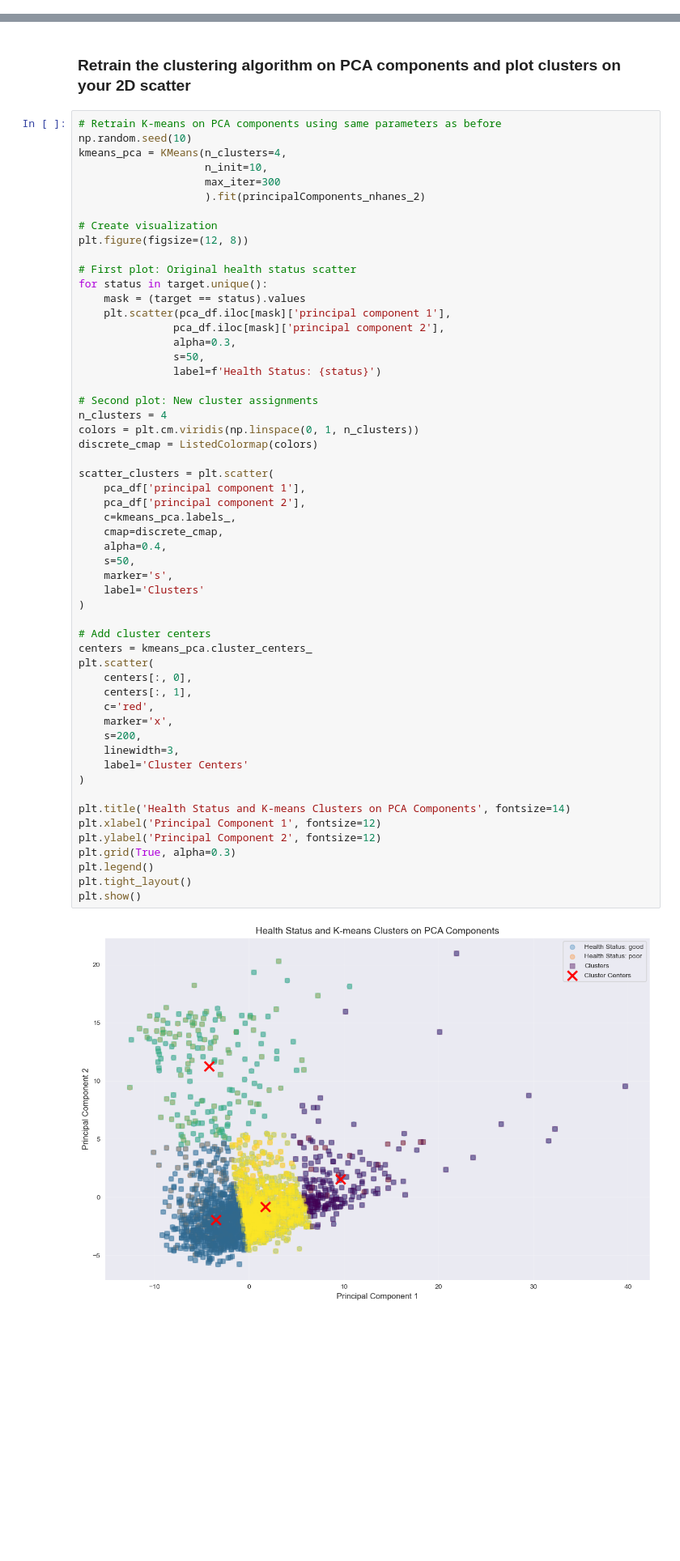
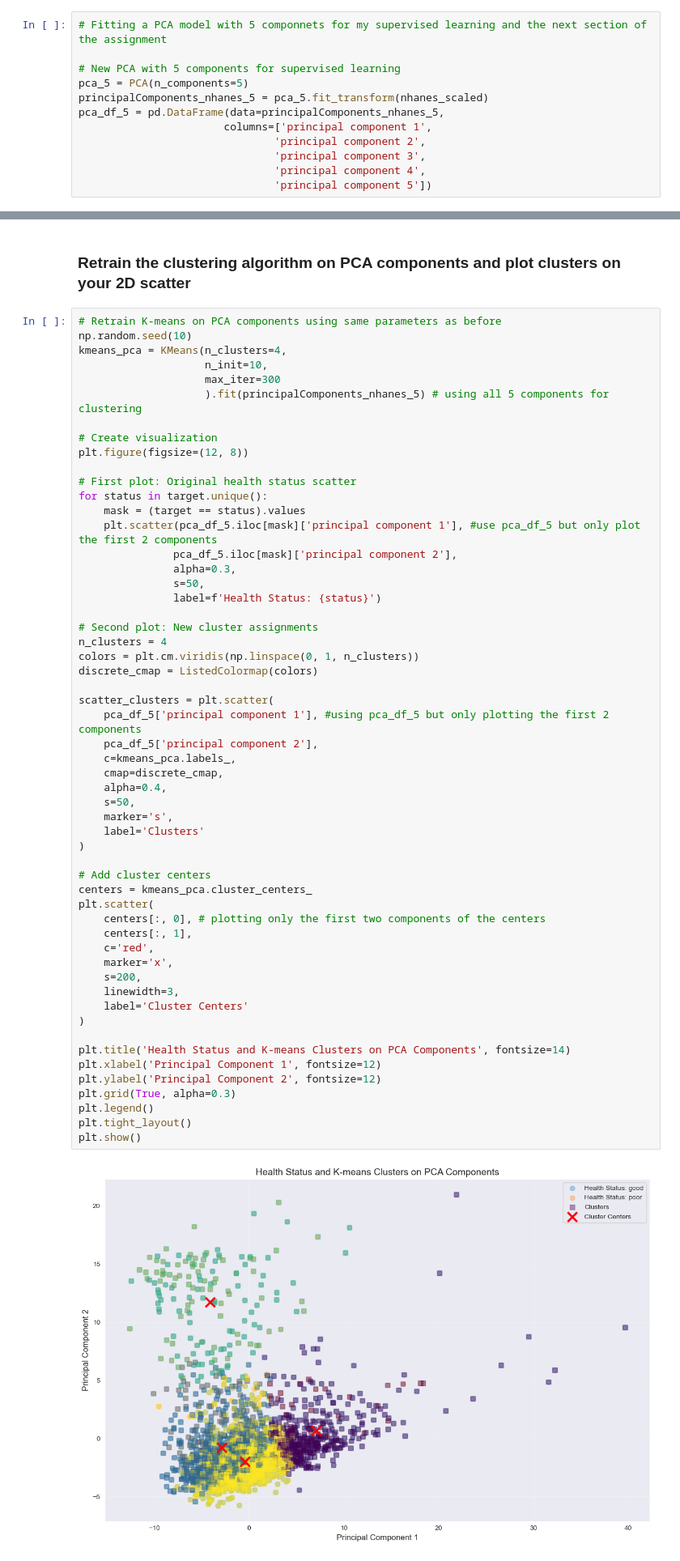
Before and after one commit to cindyalvar/Computational-Social-Science-Projects, a Jupyter notebook: Project 4/Project 4_Alvarez.ipynb, the cells around one changed output, grey strips where cells are left out. Shown at 81% size. Cells and saved outputs as stored; diff of their text form; blank space fills up the shorter version.

```diff
--- a/Project 4/Project 4_Alvarez.ipynb
+++ b/Project 4/Project 4_Alvarez.ipynb
@@ -260,6 +260,18 @@ plt.show()
 [figure]
 # %% [markdown]
 The pattern suggests that while there is some distinction between good and poor health status in these 2 principal components, there isn't a clear, complete separation between the groups. This indicates that the relationship between the variables and health status is complex.
+# %%
+# Fitting a PCA model with 5 componnets for my supervised learning and the next section of the assignment
+
+# New PCA with 5 components for supervised learning
+pca_5 = PCA(n_components=5)
+principalComponents_nhanes_5 = pca_5.fit_transform(nhanes_scaled)
+pca_df_5 = pd.DataFrame(data=principalComponents_nhanes_5,
+                       columns=['principal component 1',
+                               'principal component 2',
+                               'principal component 3',
+                               'principal component 4',
+                               'principal component 5'])
 # %% [markdown]
 ## K-Means
 # %% [markdown]
@@ -386,7 +400,7 @@ np.random.seed(10)
 kmeans_pca = KMeans(n_clusters=4,
                     n_init=10,
                     max_iter=300
-                    ).fit(principalComponents_nhanes_2)
+                    ).fit(principalComponents_nhanes_5) # using all 5 components for clustering
 
 # Create visualization
 plt.figure(figsize=(12, 8))
@@ -394,8 +408,8 @@ plt.figure(figsize=(12, 8))
 # First plot: Original health status scatter
 for status in target.unique():
     mask = (target == status).values
-    plt.scatter(pca_df.iloc[mask]['principal component 1'],
-               pca_df.iloc[mask]['principal component 2'],
+    plt.scatter(pca_df_5.iloc[mask]['principal component 1'], #use pca_df_5 but only plot the first 2 components
+               pca_df_5.iloc[mask]['principal component 2'],
                alpha=0.3,
                s=50,
                label=f'Health Status: {status}')
@@ -406,36 +420,36 @@ colors = plt.cm.viridis(np.linspace(0, 1, n_clusters))
 discrete_cmap = ListedColormap(colors)
 
 scatter_clusters = plt.scatter(
-    pca_df['principal component 1'],
-    pca_df['principal component 2'],
+    pca_df_5['principal component 1'], #using pca_df_5 but only plotting the first 2 components
+    pca_df_5['principal component 2'],
     c=kmeans_pca.labels_,
     cmap=discrete_cmap,
     alpha=0.4,
     s=50,
     marker='s',
     label='Clusters'
 )
 
 # Add cluster centers
 centers = kmeans_pca.cluster_centers_
 plt.scatter(
-    centers[:, 0],
+    centers[:, 0], # plotting only the first two components of the centers
     centers[:, 1],
     c='red',
     marker='x',
     s=200,
     linewidth=3,
     label='Cluster Centers'
 )
 
 plt.title('Health Status and K-means Clusters on PCA Components', fontsize=14)
 plt.xlabel('Principal Component 1', fontsize=12)
 plt.ylabel('Principal Component 2', fontsize=12)
 plt.grid(True, alpha=0.3)
 plt.legend()
 plt.tight_layout()
 plt.show()
 # %% [output]
-[figure, old version]
+[figure, new version]
 # %% [markdown]
 ## Your Answer Here
```
Also changed, not shown: parts of 12 cells of this notebook.
